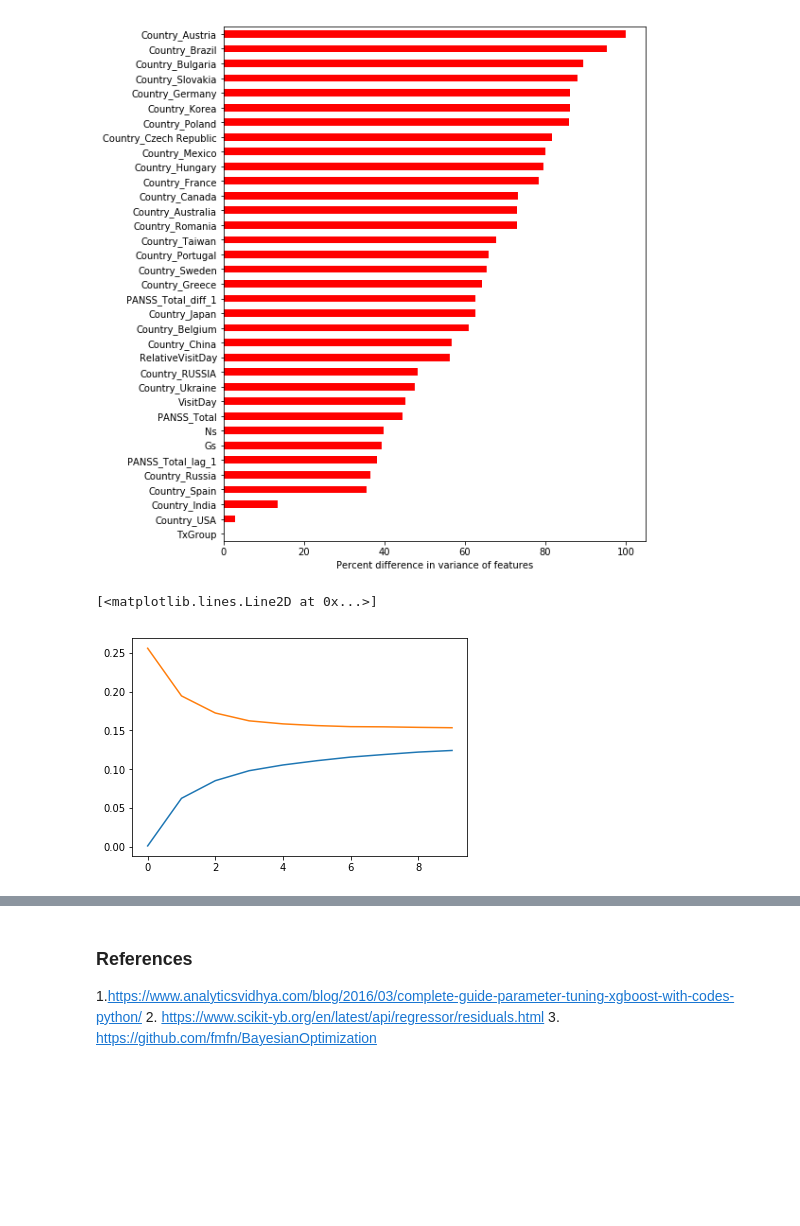
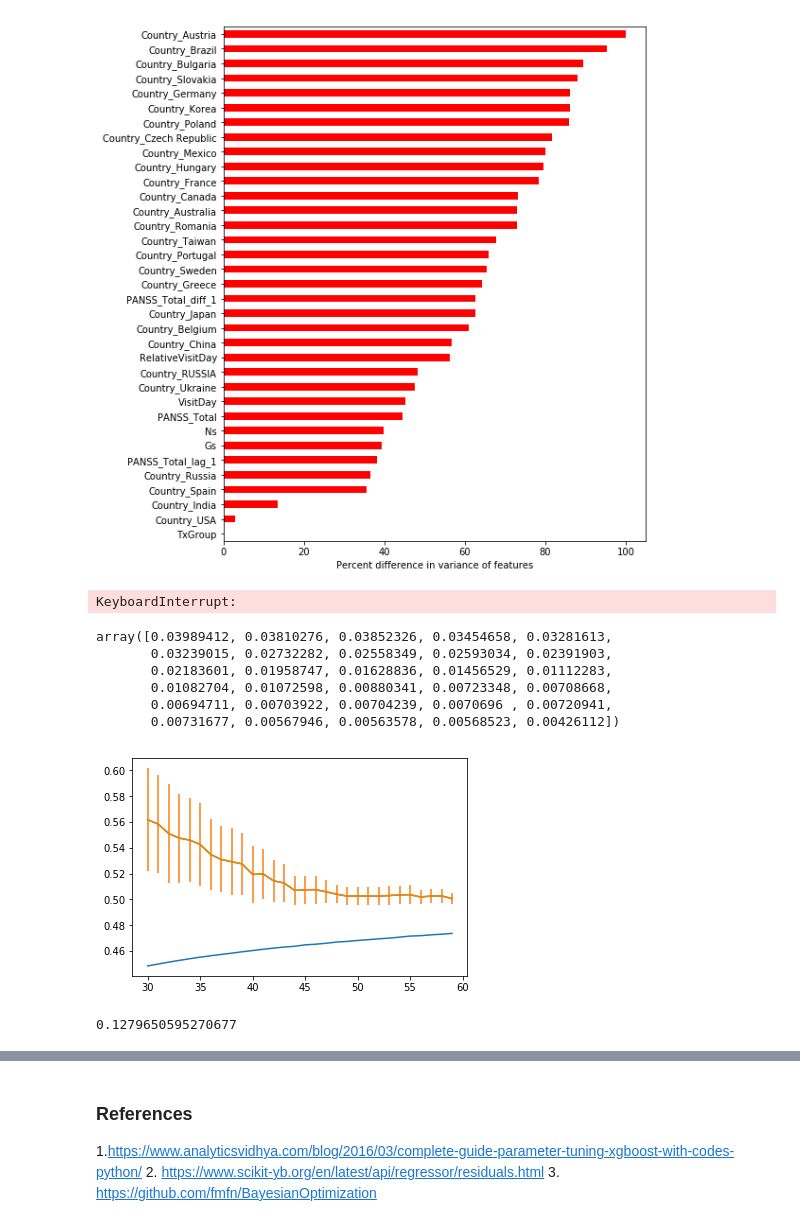
Before and after one commit to wasehahmad/PANSS-Trial-Analysis, a Jupyter notebook: panss_analysis_notebook.ipynb, the cells around one changed output, grey strips where cells are left out. Cells and saved outputs as stored; diff of their text form; code cells hidden in the pictures; blank space fills up the shorter version.

Commit message:
added initial models to classification

```diff
--- a/panss_analysis_notebook.ipynb
+++ b/panss_analysis_notebook.ipynb
@@ -536,24 +544,61 @@ plt.xlabel('Percent difference in variance of features')
 plt.gca().legend_ = None
 # %% [output]
 [figure]
+# %%
+from sklearn.metrics import log_loss
+from sklearn import svm
+
+testMSEs = []
+trainMSEs = []
+penalty = np.logspace(-3,1,5)
+for i in range(5):
+    # try KNN
+    c = penalty[i]
+    knnModel = svm.SVC(c,kernel='rbf',probability=True)
+#     knnModel.fit(xTrain,yTrain)
+    knnCV = cross_validate(knnModel,xTrain,yTrain['LeadStatus'],scoring='neg_log_loss')
+#     #only get probs for class=1, i.e. notPassed
+#     yPredTrain = knnModel.predict_proba(xTrain)[:,1]
+#     trainMSEs.append(brier_score_loss(yTrain.LeadStatus,yPredTrain))
+
+#     yPredTest = knnModel.predict_proba(xTest)[:,1]
+    trainMSEs.append(knnCV['train_score'])
+    testMSEs.append(knnCV['test_score'])
+# %% [output]
+KeyboardInterrupt:
+# %%
+meanMSETrain = np.apply_along_axis(np.mean, 1, trainMSEs)
+meanMSETest = np.apply_along_axis(np.mean, 1, testMSEs)
+stdMSETest = np.apply_along_axis(stats.sem, 1, testMSEs)
+
+xAxis = range(30,60,1)
+plt.plot(xAxis,np.abs(meanMSETrain))
+plt.errorbar(xAxis,np.abs(meanMSETest),stdMSETest)
+plt.plot(xAxis,np.abs(meanMSETest))
+stdMSETest
+# %% [output]
+array([0.03989412, 0.03810276, 0.03852326, 0.03454658, 0.03281613,
+       0.03239015, 0.02732282, 0.02558349, 0.02593034, 0.02391903,
+       0.02183601, 0.01958747, 0.01628836, 0.01456529, 0.01112283,
+       0.01082704, 0.01072598, 0.00880341, 0.00723348, 0.00708668,
+       0.00694711, 0.00703922, 0.00704239, 0.0070696 , 0.00720941,
+       0.00731677, 0.00567946, 0.00563578, 0.00568523, 0.00426112])
+[figure, added]
 # %%
-from sklearn.metrics import brier_score_loss
-
+# try logistic regression
 testMSEs = []
 trainMSEs = []
-for k in range(1,11,1):
+for k in range(1,20,1):
     # try KNN
     knnModel = KNeighborsClassifier(k)
-    knnModel.fit(xTrain,yTrain)
-    #only get probs for class=1, i.e. notPassed
-    yPredTrain = knnModel.predict_proba(xTrain)[:,1]
-    trainMSEs.append(brier_score_loss(yTrain.LeadStatus,yPredTrain))
+#     knnModel.fit(xTrain,yTrain)
+    knnCV = cross_validate(knnModel,xTrain,yTrain['LeadStatus'],scoring='brier_score_loss')
+#     #only get probs for class=1, i.e. notPassed
+#     yPredTrain = knnModel.predict_proba(xTrain)[:,1]
+#     trainMSEs.append(brier_score_loss(yTrain.LeadStatus,yPredTrain))
 
-    yPredTest = knnModel.predict_proba(xTest)[:,1]
-    testMSEs.append(brier_score_loss(yTest.LeadStatus,yPredTest))
+#     yPredTest = knnModel.predict_proba(xTest)[:,1]
+    trainMSEs.append(np.mean(knnCV['train_score']))
+    testMSEs.append(np.mean(knnCV['test_score']))
+# %% [output]
+0.1279650595270677
-# %%
-plt.plot(range(len(trainMSEs)),trainMSEs)
-plt.plot(range(len(trainMSEs)),testMSEs)
-# %% [output]
-[<matplotlib.lines.Line2D at 0x...>]
-[figure, removed]
```
Also changed, not shown: parts of 6 cells of this notebook, 1 other file.
